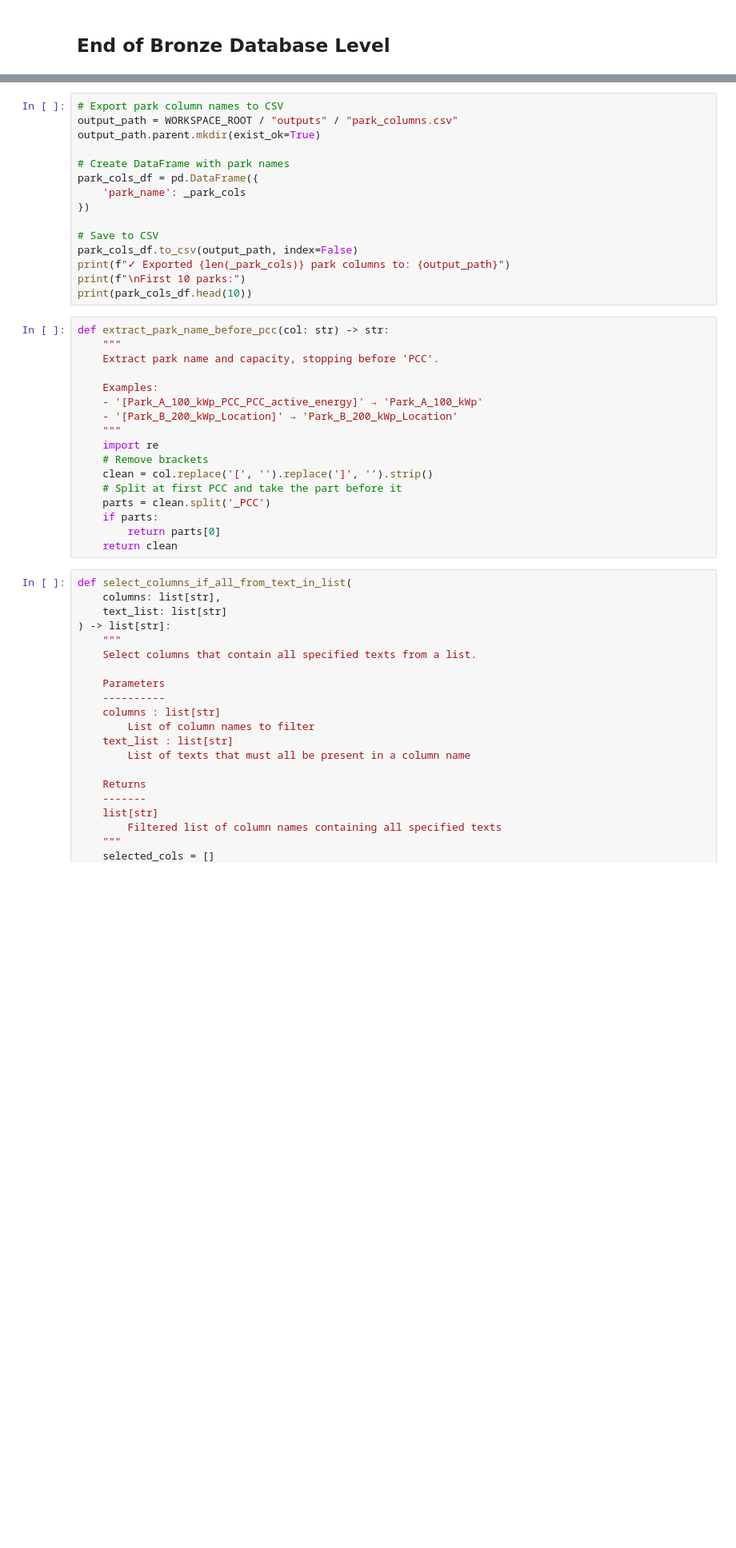
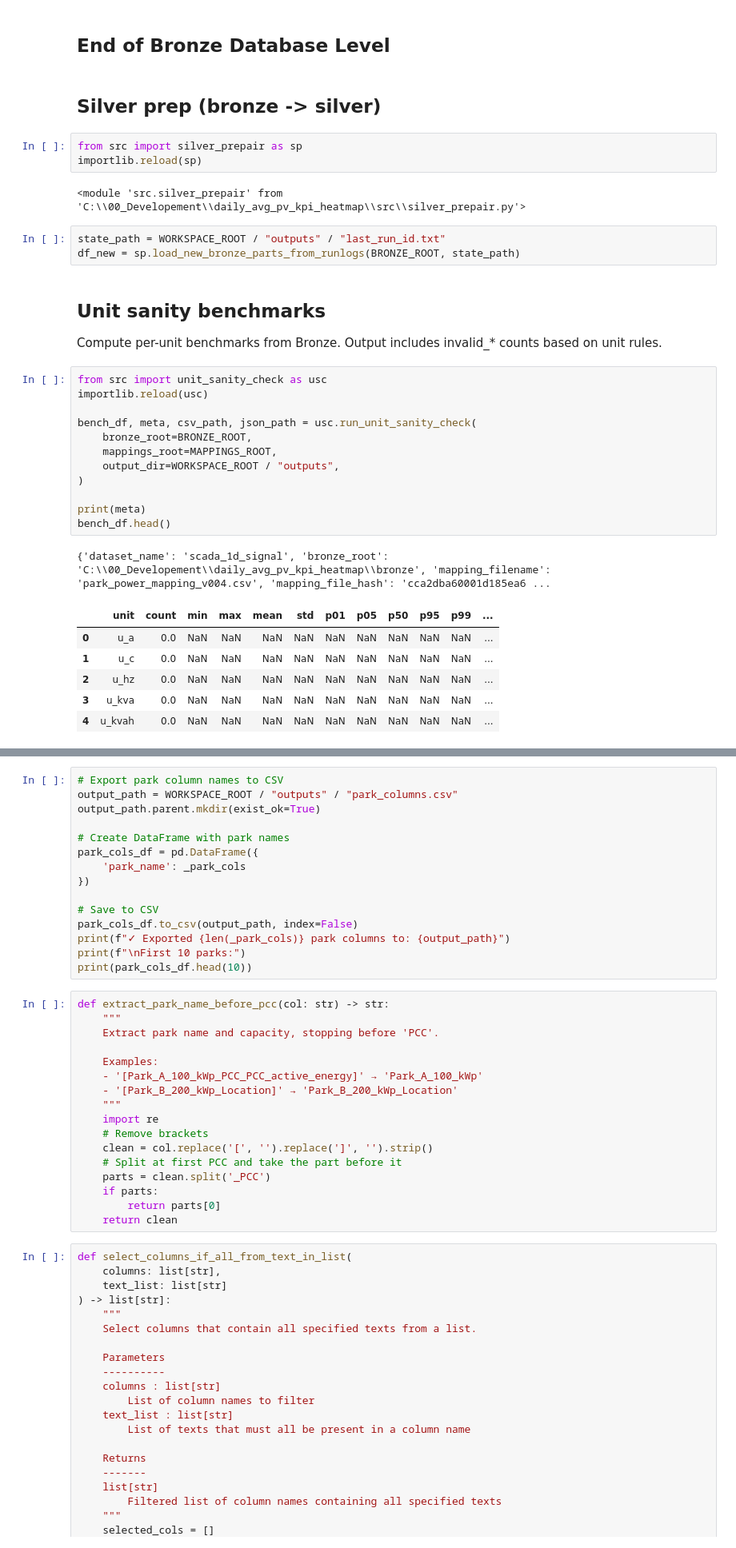
Before and after one commit to steliosvliaros/daily_avg_pv_kpi_heatmap, a Jupyter notebook: notebooks/01_prototype_pvgis_pi_heatmap.ipynb, the cells around one changed output, grey strips where cells are left out. Shown at 80% size. Saved outputs shown, nothing was run; the diff lists cells and outputs as text; blank space fills up the shorter version.

```diff
--- a/notebooks/01_prototype_pvgis_pi_heatmap.ipynb
+++ b/notebooks/01_prototype_pvgis_pi_heatmap.ipynb
@@ -242,2 +224,35 @@ _df_new.head()
 # %% [markdown]
 ## End of Bronze Database Level
+# %% [markdown]
+## Silver prep (bronze -> silver)
+# %%
+from src import silver_prepair as sp
+importlib.reload(sp)
+# %% [output]
+<module 'src.silver_prepair' from 'C:\\00_Developement\\daily_avg_pv_kpi_heatmap\\src\\silver_prepair.py'>
+# %%
+state_path = WORKSPACE_ROOT / "outputs" / "last_run_id.txt"
+df_new = sp.load_new_bronze_parts_from_runlogs(BRONZE_ROOT, state_path)
+# %% [markdown]
+## Unit sanity benchmarks
+Compute per-unit benchmarks from Bronze. Output includes invalid_* counts based on unit rules.
+# %%
+from src import unit_sanity_check as usc
+importlib.reload(usc)
+
+bench_df, meta, csv_path, json_path = usc.run_unit_sanity_check(
+    bronze_root=BRONZE_ROOT,
+    mappings_root=MAPPINGS_ROOT,
+    output_dir=WORKSPACE_ROOT / "outputs",
+)
+
+print(meta)
+bench_df.head()
+# %% [output]
+{'dataset_name': 'scada_1d_signal', 'bronze_root': 'C:\\00_Developement\\daily_avg_pv_kpi_heatmap\\bronze', 'mapping_filename': 'park_power_mapping_v004.csv', 'mapping_file_hash': 'cca2dba60001d185ea6 ...
+|  | unit | count | min | max | mean | std | p01 | p05 | p50 | p95 | p99 | ... |
+| 0 | u_a | 0.0 | NaN | NaN | NaN | NaN | NaN | NaN | NaN | NaN | NaN | ... |
+| 1 | u_c | 0.0 | NaN | NaN | NaN | NaN | NaN | NaN | NaN | NaN | NaN | ... |
+| 2 | u_hz | 0.0 | NaN | NaN | NaN | NaN | NaN | NaN | NaN | NaN | NaN | ... |
+| 3 | u_kva | 0.0 | NaN | NaN | NaN | NaN | NaN | NaN | NaN | NaN | NaN | ... |
+| 4 | u_kvah | 0.0 | NaN | NaN | NaN | NaN | NaN | NaN | NaN | NaN | NaN | ... |
```
Also changed, not shown: parts of 8 cells of this notebook, 7 other files.
